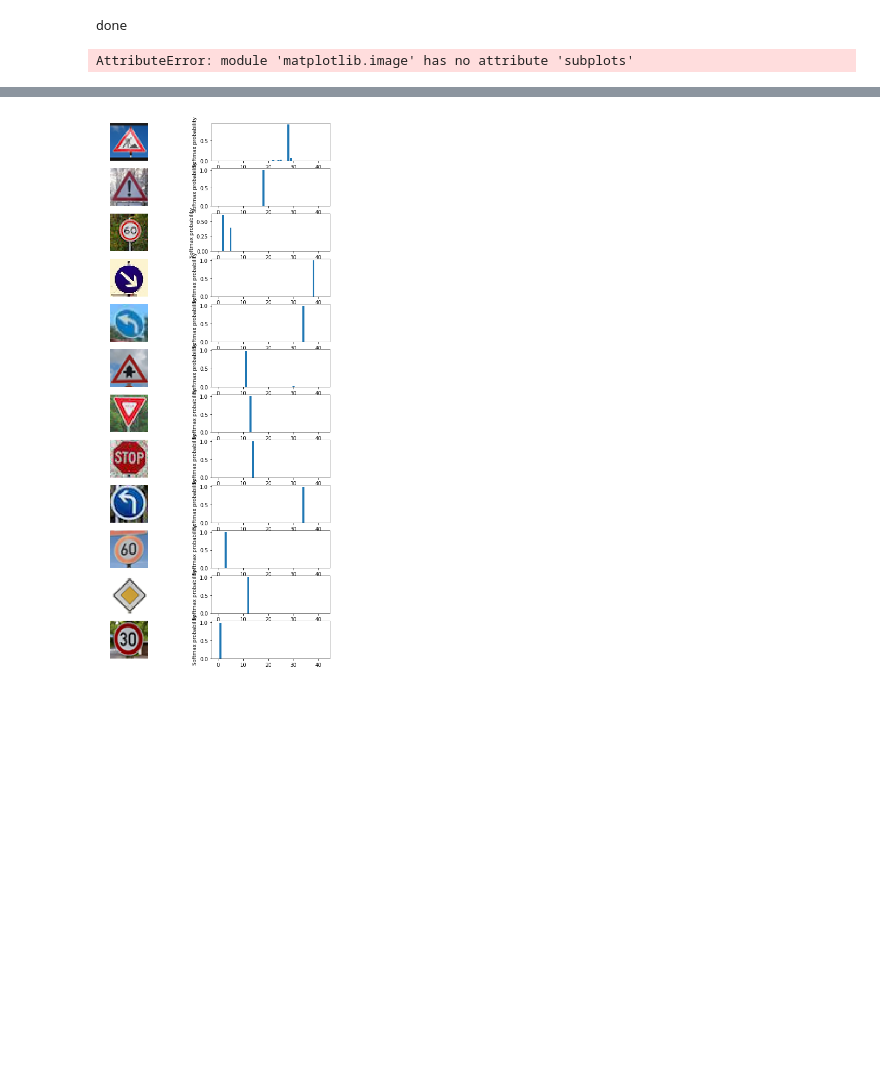
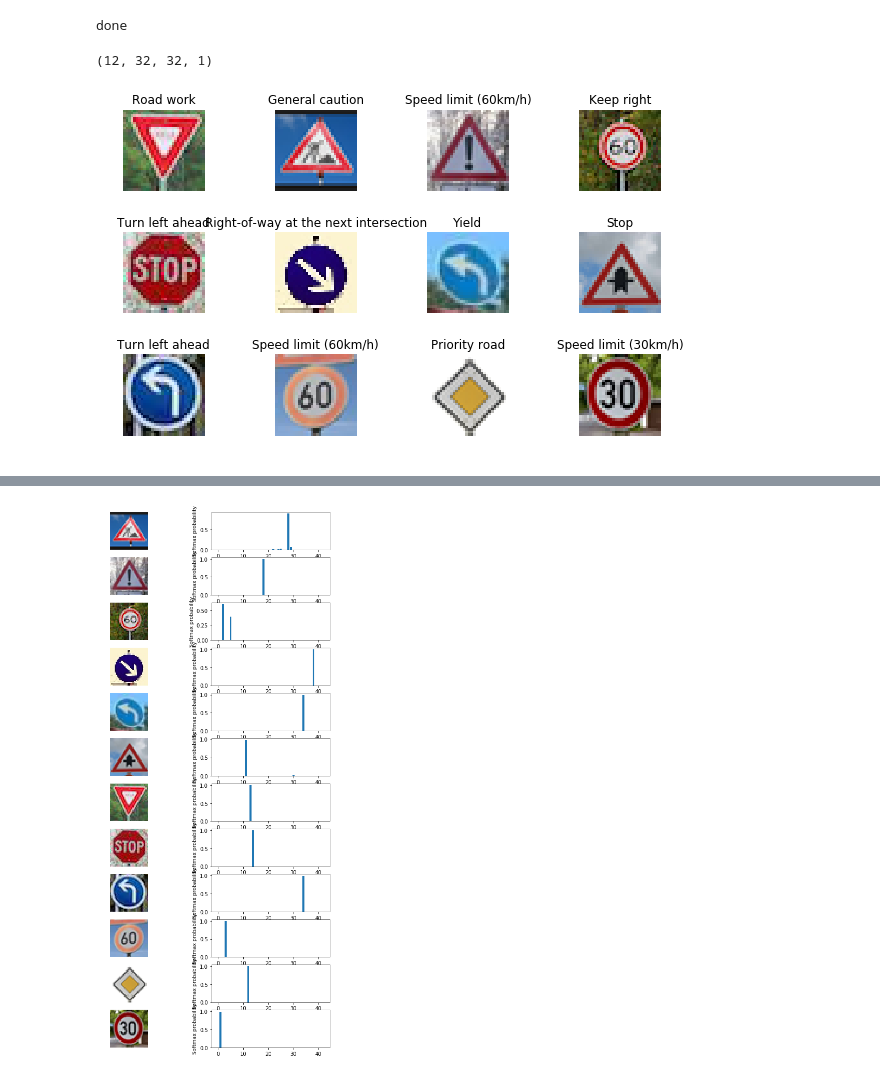
Before and after one commit to shank16/CarND-Traffic-Sign-Classifier-Project, a Jupyter notebook: Untitled.ipynb, the cells around one changed output, grey strips where cells are left out. Saved outputs shown, nothing was run; the diff lists cells and outputs as text; code cells hidden in the pictures; blank space fills up the shorter version.

```diff
--- a/Untitled.ipynb
+++ b/Untitled.ipynb
@@ -610,30 +610,31 @@ done
 # %%
 import glob
 import matplotlib.image as mpimg
 from numpy import newaxis
-fig, ax = mpimg.subplots(3,4, figsize=(10,6 ))
+fig, ax = plt.subplots(3,4, figsize=(10,6 ))
 fig.subplots_adjust(hspace = .5, wspace=.5)
 ax = ax.ravel()
 new_labels = np.array([25, 18, 3, 38, 34, 11, 13, 14, 34, 3, 12,1])
 pics = []
 
 for i, img in enumerate(glob.glob('./add_pics/*sh.*')):
     image = cv2.imread(img)
     ax[i].axis('off')
     ax[i].imshow(cv2.cvtColor(image, cv2.COLOR_BGR2RGB))
     ax[i].set_title(name_values[new_labels[i]][1].decode('ascii'))
     pics.append(image)
 
 images = np.asarray(pics)
-mpimg.savefig('newimages')
+plt.savefig('newimages')
 images_gr = grayscale(images)
 
 images_norm = normalize_grayscale(images_gr)
 
 images_n= images_norm[...,newaxis]
 print(images_n.shape)
 # %% [output]
-AttributeError: module 'matplotlib.image' has no attribute 'subplots'
+(12, 32, 32, 1)
+[figure, added]
 # %%
 with tf.Session() as sess:
     sess.run(tf.global_variables_initializer())
```
Also changed, not shown: parts of 6 cells of this notebook, 3 other files.
